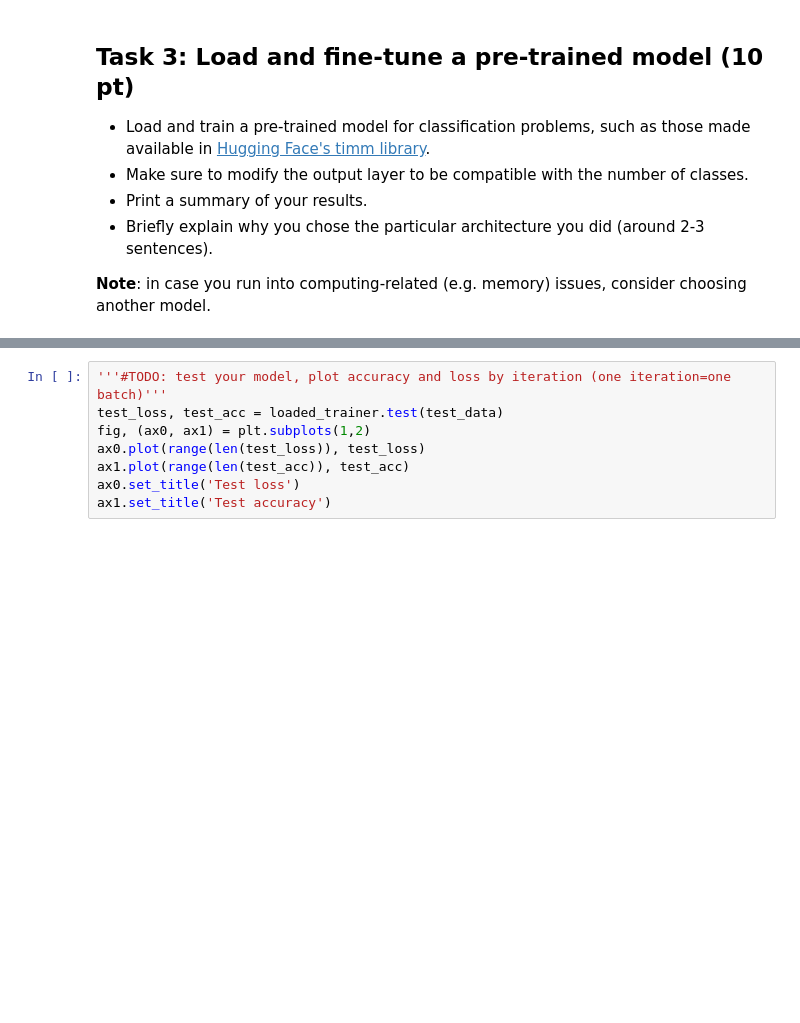
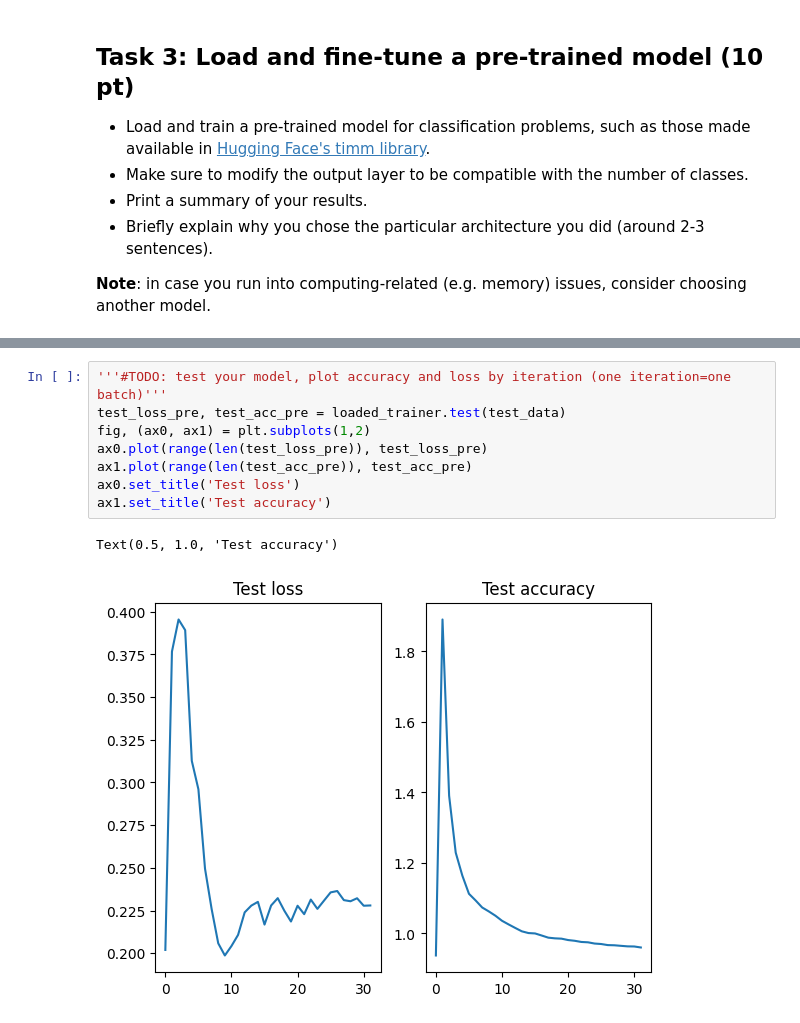
Before and after one commit to hertie-data-science-lab/assignment-2-ps-2-a, a Jupyter notebook: main.ipynb, the cells around one changed output, grey strips where cells are left out. Cells and saved outputs as stored; diff of their text form; blank space fills up the shorter version.

```diff
--- a/main.ipynb
+++ b/main.ipynb
@@ -425,8 +448,11 @@ ax1.set_title('Training accuracy')
 # %%
 '''#TODO: test your model, plot accuracy and loss by iteration (one iteration=one batch)'''
-test_loss, test_acc = loaded_trainer.test(test_data)
+test_loss_pre, test_acc_pre = loaded_trainer.test(test_data)
 fig, (ax0, ax1) = plt.subplots(1,2)
-ax0.plot(range(len(test_loss)), test_loss)
-ax1.plot(range(len(test_acc)), test_acc)
+ax0.plot(range(len(test_loss_pre)), test_loss_pre)
+ax1.plot(range(len(test_acc_pre)), test_acc_pre)
 ax0.set_title('Test loss')
 ax1.set_title('Test accuracy')
+# %% [output]
+Text(0.5, 1.0, 'Test accuracy')
+[figure, added]
```
Also changed, not shown: parts of 14 cells of this notebook, 1 other file.
